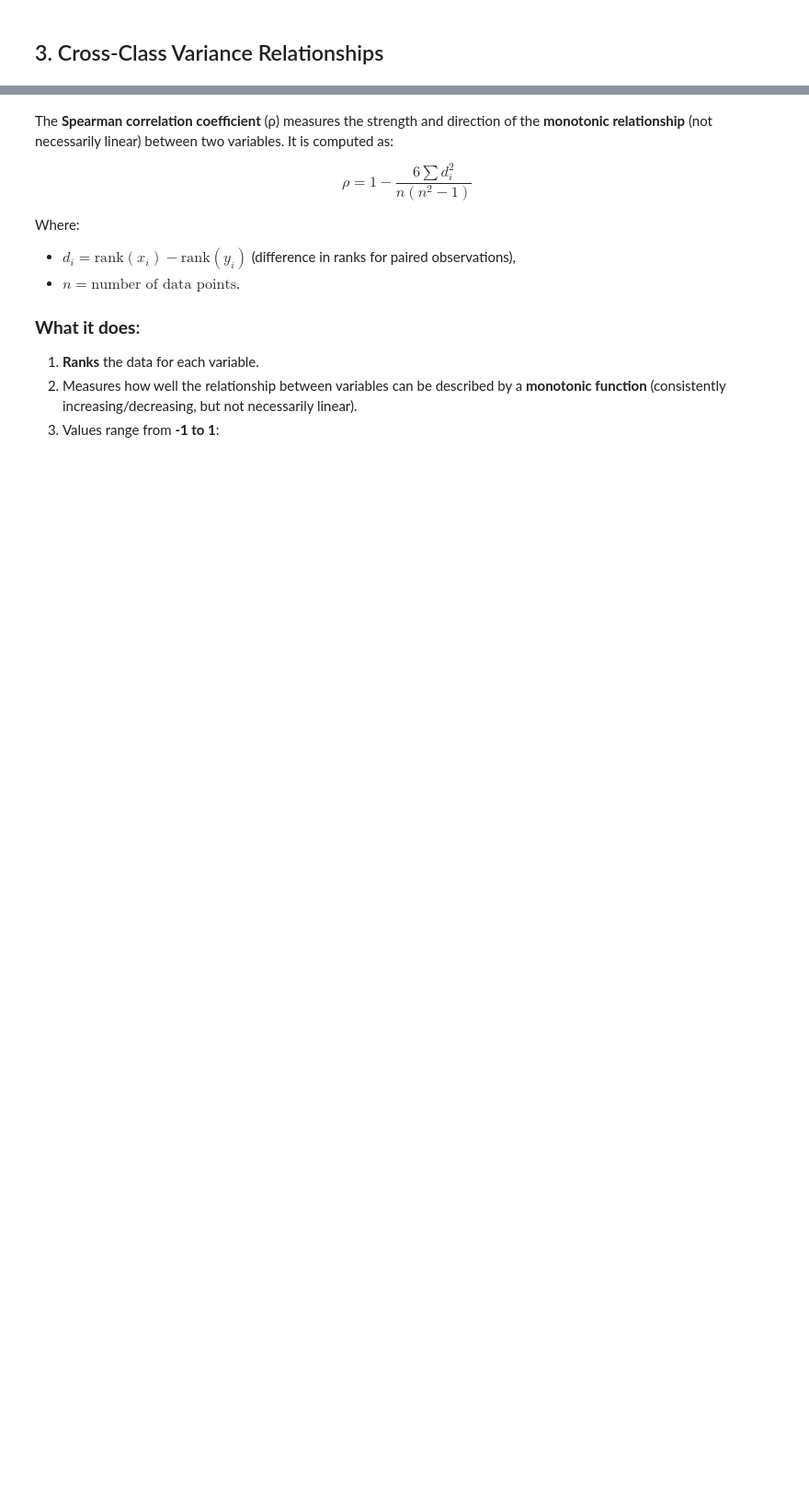
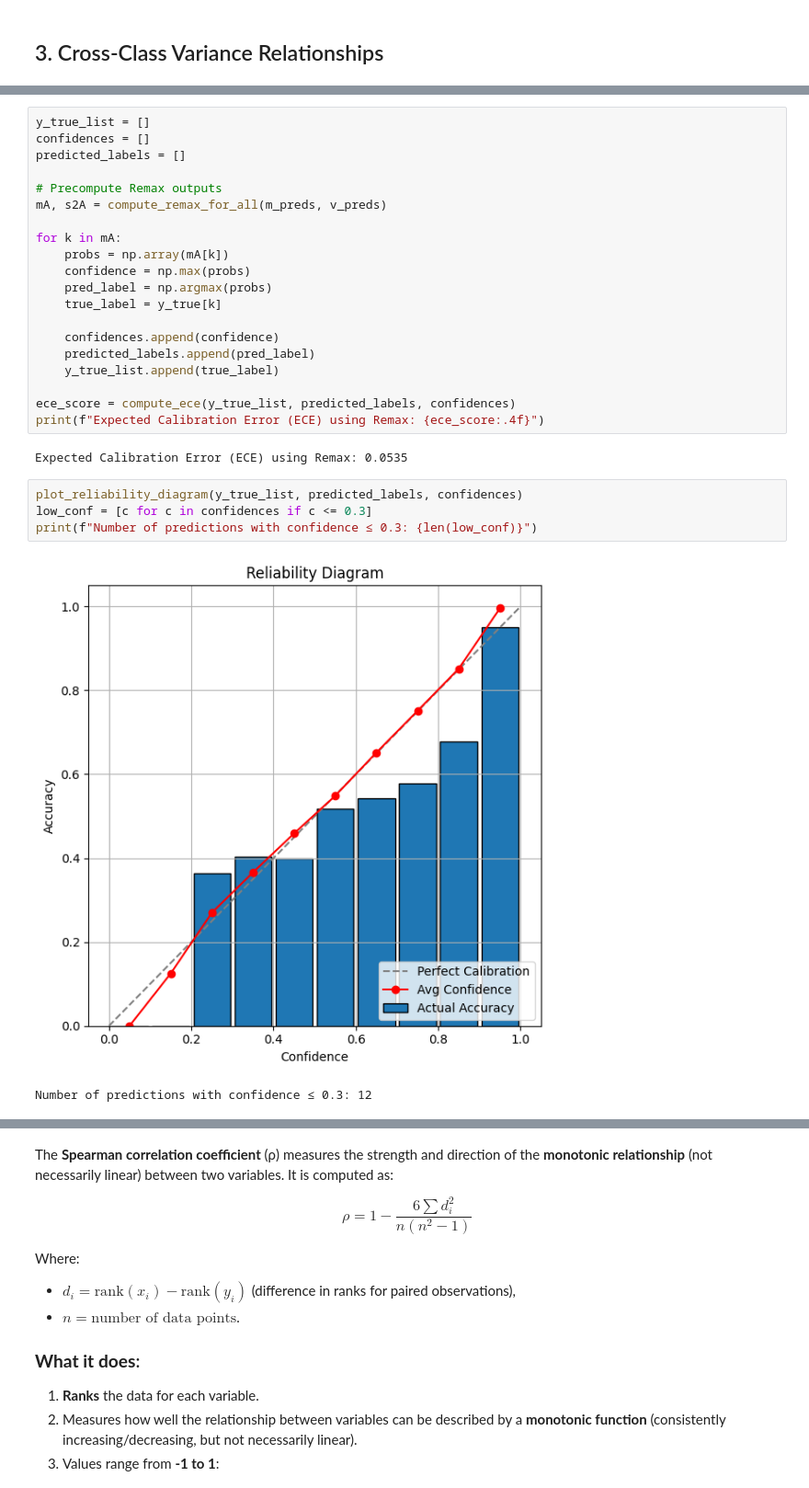
Before and after one commit to miquelflorensa/cuTAGI, a Jupyter notebook: examples/cifar10_logits.ipynb, the cells around one changed output, grey strips where cells are left out. Shown at 92% size. Cells and saved outputs as stored; diff of their text form; blank space fills up the shorter version.

```diff
--- a/examples/cifar10_logits.ipynb
+++ b/examples/cifar10_logits.ipynb
@@ -717,0 +922,29 @@ REMAX indices with more than 2 classes with mA > 0.3: [5030]
+# %%
+y_true_list = []
+confidences = []
+predicted_labels = []
+
+# Precompute Remax outputs
+mA, s2A = compute_remax_for_all(m_preds, v_preds)
+
+for k in mA:
+    probs = np.array(mA[k])
+    confidence = np.max(probs)
+    pred_label = np.argmax(probs)
+    true_label = y_true[k]
+
+    confidences.append(confidence)
+    predicted_labels.append(pred_label)
+    y_true_list.append(true_label)
+
+ece_score = compute_ece(y_true_list, predicted_labels, confidences)
+print(f"Expected Calibration Error (ECE) using Remax: {ece_score:.4f}")
+# %% [output]
+Expected Calibration Error (ECE) using Remax: 0.0535
+# %%
+plot_reliability_diagram(y_true_list, predicted_labels, confidences)
+low_conf = [c for c in confidences if c <= 0.3]
+print(f"Number of predictions with confidence ≤ 0.3: {len(low_conf)}")
+# %% [output]
+[figure, added]
+Number of predictions with confidence ≤ 0.3: 12
```
Also changed, not shown: parts of 21 cells of this notebook, 1 other file.
